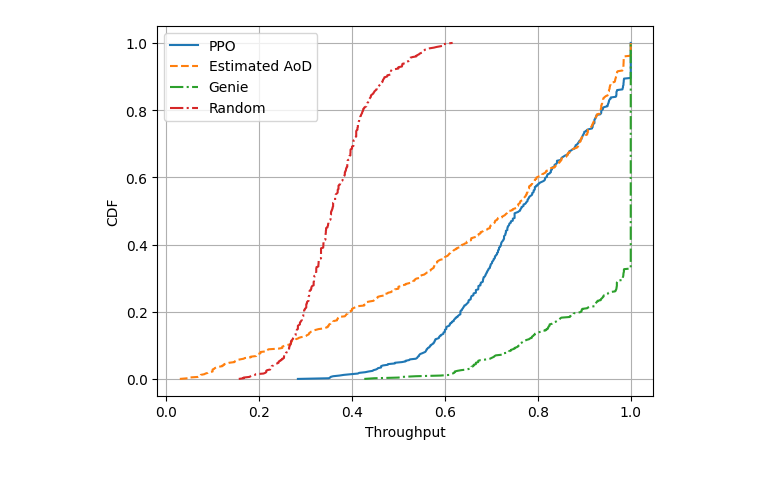
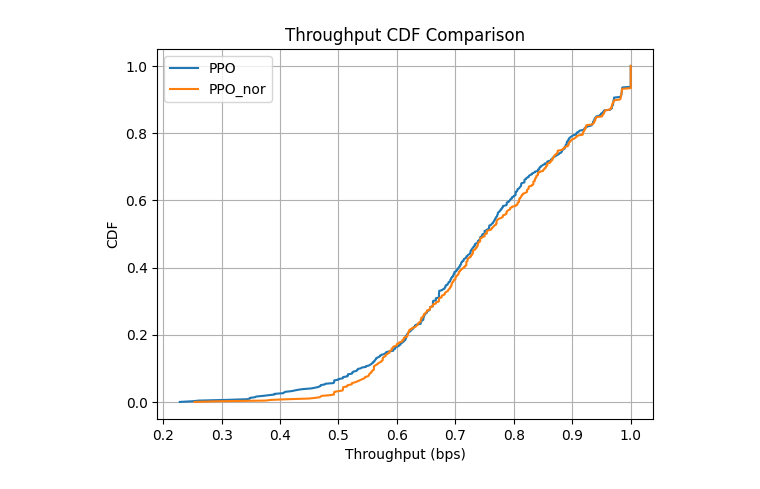
Before and after one commit to april427/Centric-BM, a Jupyter notebook: documents/05-27.ipynb, the cells around one changed output. Saved outputs shown, nothing was run; the diff lists cells and outputs as text; code cells hidden in the pictures.

```diff
--- a/documents/05-27.ipynb
+++ b/documents/05-27.ipynb
@@ -274,32 +106,21 @@ ax.grid()
 # %%
-#### Throughput CDF ####
-throughput_t = pd.read_csv(fd_trained + 'throughput.csv', skiprows=0)
-throughput_b = pd.read_csv(fd_estimated + 'throughput.csv', skiprows=0)
-throughput_g = pd.read_csv(fd_genie + 'throughput.csv', skiprows=0)
-throughput_r = pd.read_csv(fd_random + 'throughput.csv', skiprows=0)
+# compare their throughput's CDF
 
+throughput_128 = pd.read_csv('RL_mimo_ofdm/PPO_2ue16Nt_sAs_newB_waitT_newSense_128_lr/trained/throughput.csv', skiprows=0)
+throughput_128_nor = pd.read_csv('RL_mimo_ofdm/PPO_2ue16Nt_sAs_newB_waitT_newSense_128_lr_nor/trained/throughput.csv', skiprows=0)
 figure_handle = plt.figure()
-ax = figure_handle.add_subplot()
+ax2 = figure_handle.add_subplot()
 
-thp_cdf = np.sort(throughput_t['Throughput'])
+thp_cdf = np.sort(throughput_128['Throughput'])
 yvals = np.arange(len(thp_cdf))/float(len(thp_cdf)-1)
-ax.plot(thp_cdf, yvals, '-', label='PPO')
-
-thp_cdf = np.sort(throughput_b['Throughput'])
-yvals = np.arange(len(thp_cdf))/float(len(thp_cdf)-1)
-ax.plot(thp_cdf, yvals, '--', label='Estimated AoD')
-
-thp_cdf = np.sort(throughput_g['Throughput'])
-yvals = np.arange(len(thp_cdf))/float(len(thp_cdf)-1)
-ax.plot(thp_cdf, yvals, '-.', label='Genie')
-
-thp_cdf = np.sort(throughput_r['Throughput'])
-yvals = np.arange(len(thp_cdf))/float(len(thp_cdf)-1)
-ax.plot(thp_cdf, yvals, '-.', label='Random')
-
-ax.legend()
-ax.set_xlabel('Throughput')
-ax.set_ylabel('CDF')
-ax.grid()
+ax2.plot(thp_cdf, yvals, '-', label='PPO')
+thp_cdf_nor = np.sort(throughput_128_nor['Throughput'])
+yvals_nor = np.arange(len(thp_cdf_nor))/float(len(thp_cdf_nor)-1)
+ax2.plot(thp_cdf_nor, yvals_nor, '-', label='PPO_nor')
+ax2.set_xlabel('Throughput (bps)')
+ax2.set_ylabel('CDF')
+ax2.set_title('Throughput CDF Comparison')
+ax2.legend()
+plt.grid()
 # %% [output]
-[figure, old version]
+[figure, new version]
```
Also changed, not shown: parts of 23 cells of this notebook, 6 other files.
